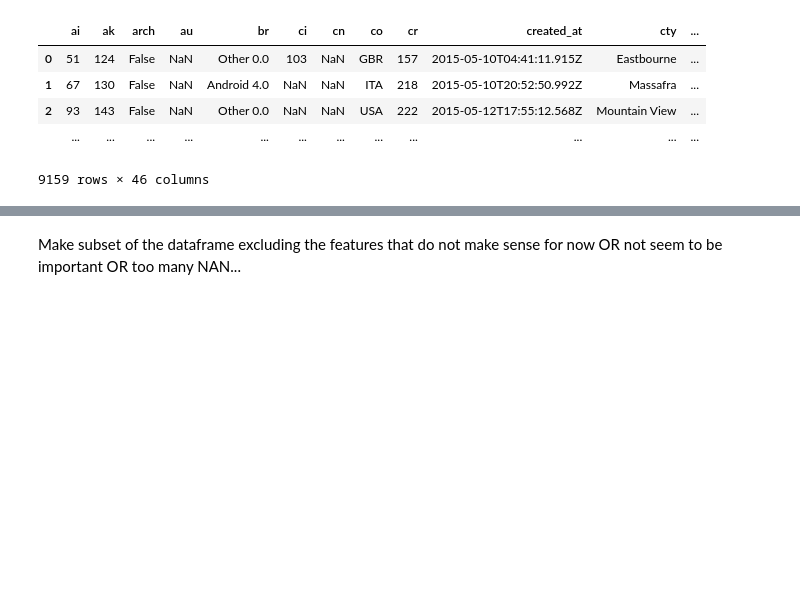
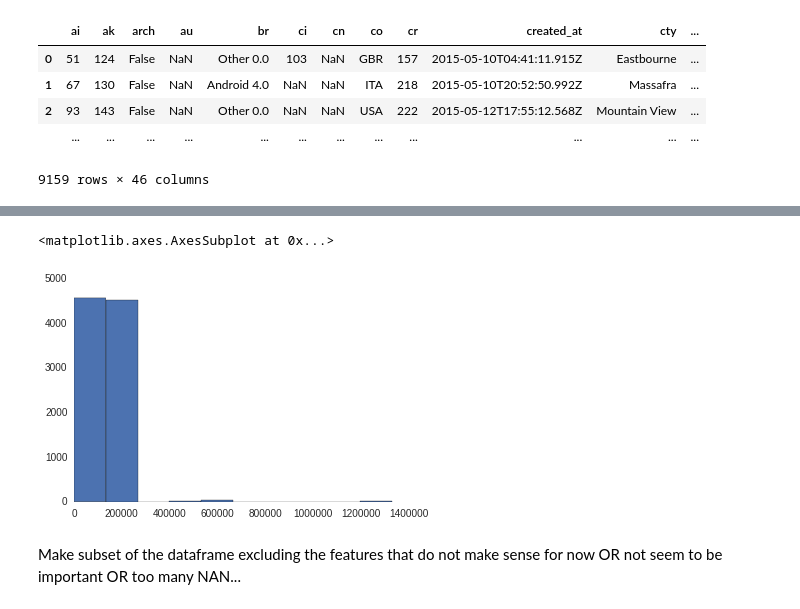
Before and after one commit to hellowendy/Insight_Data_Science, a Jupyter notebook: notebook/Zenit_data_explotary.ipynb, the cells around one changed output, grey strips where cells are left out. Cells and saved outputs as stored; diff of their text form; code cells hidden in the pictures; blank space fills up the shorter version.

```diff
--- a/notebook/Zenit_data_explotary.ipynb
+++ b/notebook/Zenit_data_explotary.ipynb
@@ -243,3 +257,8 @@ array([[<matplotlib.axes.AxesSubplot object at 0x...>]], dtype=object)
+# %%
+clicks_df['ernc'].hist()
+# %% [output]
+<matplotlib.axes.AxesSubplot at 0x...>
+[figure, added]
 # %% [markdown]
 Make subset of the dataframe excluding the features that do not make sense for now OR not seem to be important OR too many NAN...
 # %% [markdown]
```
Also changed, not shown: parts of 56 cells of this notebook.
